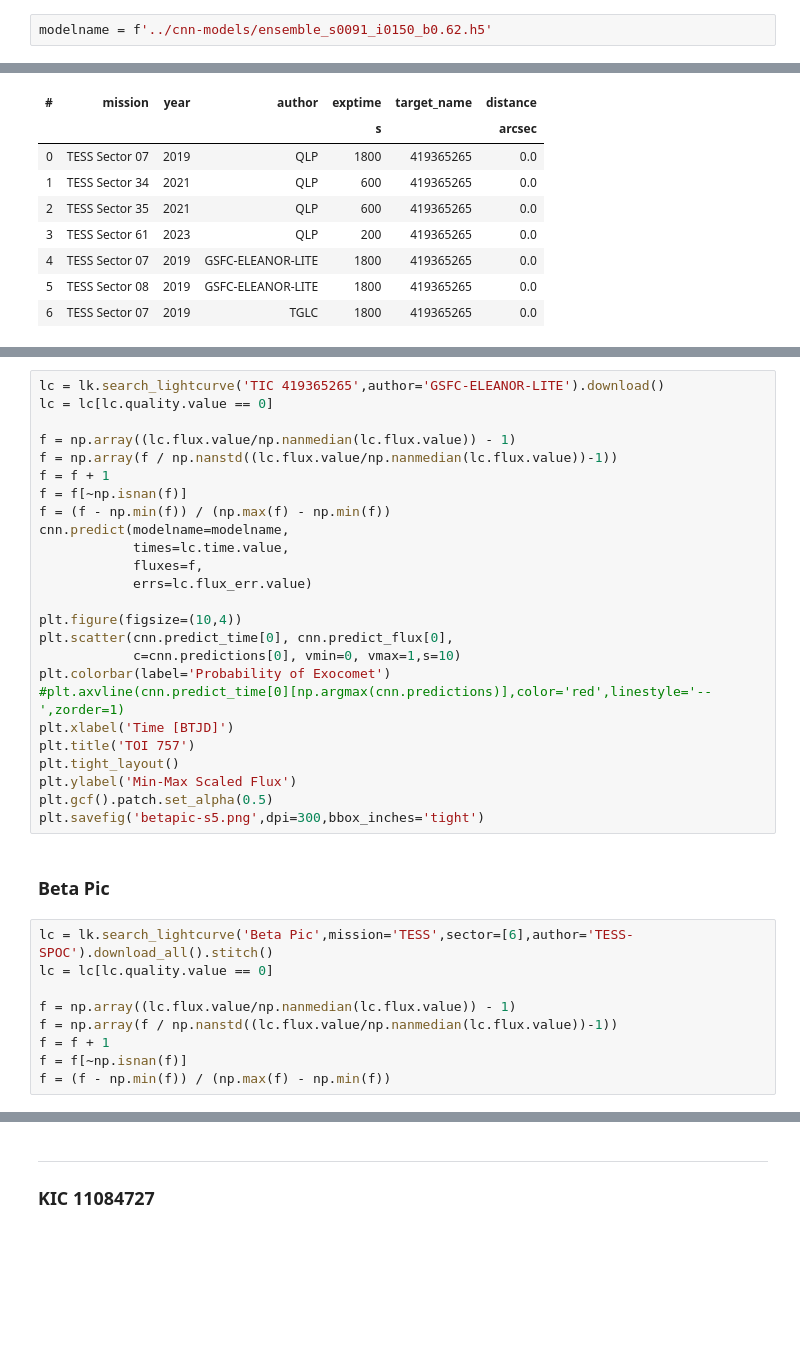
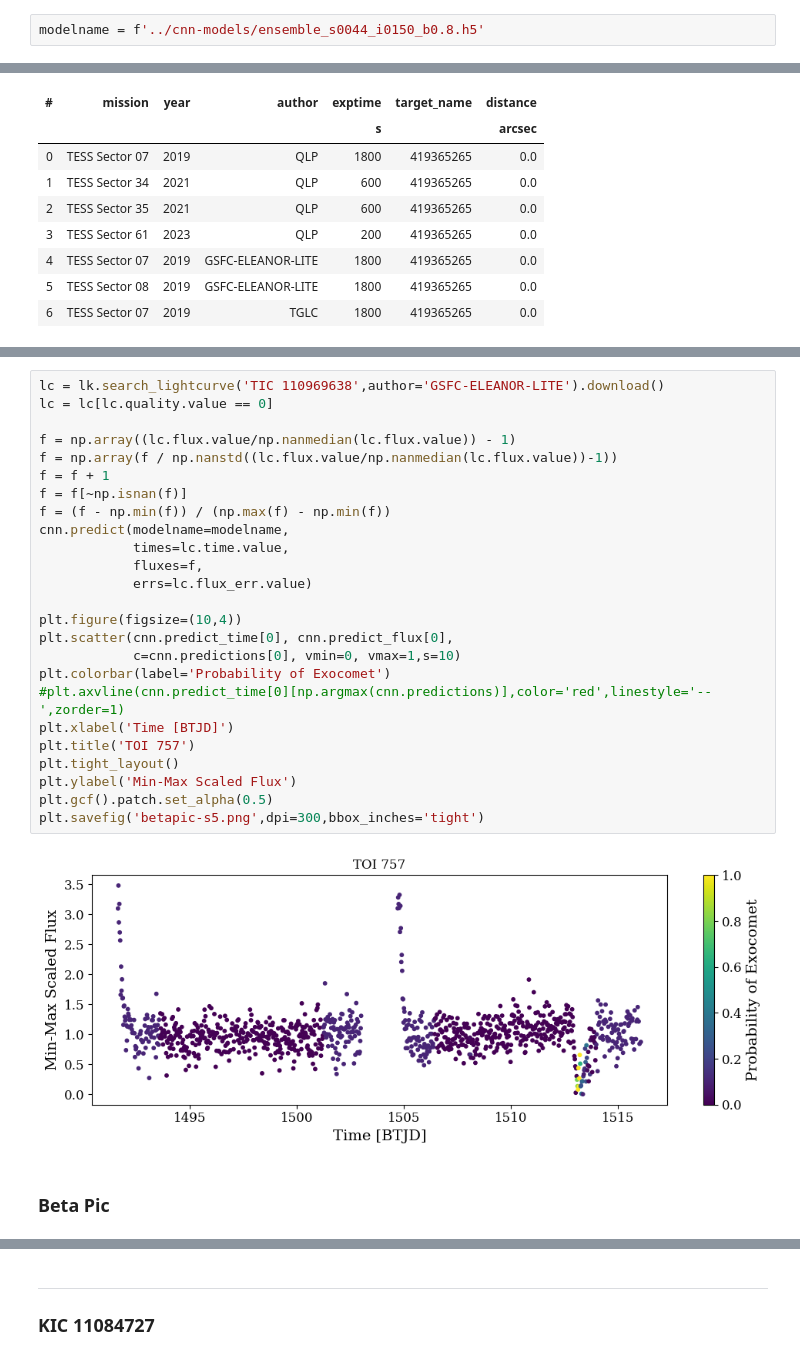
Before and after one commit to azibn/nets2, a Jupyter notebook: notebooks/CNN.ipynb, the cells around one changed output, grey strips where cells are left out. Cells and saved outputs as stored; diff of their text form; blank space fills up the shorter version.

```diff
--- a/notebooks/CNN.ipynb
+++ b/notebooks/CNN.ipynb
@@ -499,5 +364,5 @@ files3[0:3]
 # %%
-modelname = f'../cnn-models/ensemble_s0091_i0150_b0.62.h5'
+modelname = f'../cnn-models/ensemble_s0044_i0150_b0.8.h5'
 # %%
 lk.search_lightcurve('TIC 419365265',mission='TESS')
 # %% [output]
@@ -543,36 +409,29 @@ AttributeError: 'NoneType' object has no attribute 'quality'
 # %%
-lc = lk.search_lightcurve('TIC 419365265',author='GSFC-ELEANOR-LITE').download()
+lc = lk.search_lightcurve('TIC 110969638',author='GSFC-ELEANOR-LITE').download()
 lc = lc[lc.quality.value == 0]
 
 f = np.array((lc.flux.value/np.nanmedian(lc.flux.value)) - 1)
 f = np.array(f / np.nanstd((lc.flux.value/np.nanmedian(lc.flux.value))-1))
 f = f + 1
 f = f[~np.isnan(f)]
 f = (f - np.min(f)) / (np.max(f) - np.min(f))
 cnn.predict(modelname=modelname,
             times=lc.time.value,
             fluxes=f,
             errs=lc.flux_err.value)
 
 plt.figure(figsize=(10,4))
 plt.scatter(cnn.predict_time[0], cnn.predict_flux[0],
             c=cnn.predictions[0], vmin=0, vmax=1,s=10)
 plt.colorbar(label='Probability of Exocomet')
 #plt.axvline(cnn.predict_time[0][np.argmax(cnn.predictions)],color='red',linestyle='--',zorder=1)
 plt.xlabel('Time [BTJD]')
 plt.title('TOI 757')
 plt.tight_layout()
 plt.ylabel('Min-Max Scaled Flux')
 plt.gcf().patch.set_alpha(0.5)
 plt.savefig('betapic-s5.png',dpi=300,bbox_inches='tight')
+# %% [output]
+[figure, added]
 # %% [markdown]
 ### Beta Pic
-# %%
-lc = lk.search_lightcurve('Beta Pic',mission='TESS',sector=[6],author='TESS-SPOC').download_all().stitch()
-lc = lc[lc.quality.value == 0]
-
-f = np.array((lc.flux.value/np.nanmedian(lc.flux.value)) - 1)
-f = np.array(f / np.nanstd((lc.flux.value/np.nanmedian(lc.flux.value))-1))
-f = f + 1
-f = f[~np.isnan(f)]
-f = (f - np.min(f)) / (np.max(f) - np.min(f))
```
Also changed, not shown: parts of 30 cells of this notebook, 9 other files.
